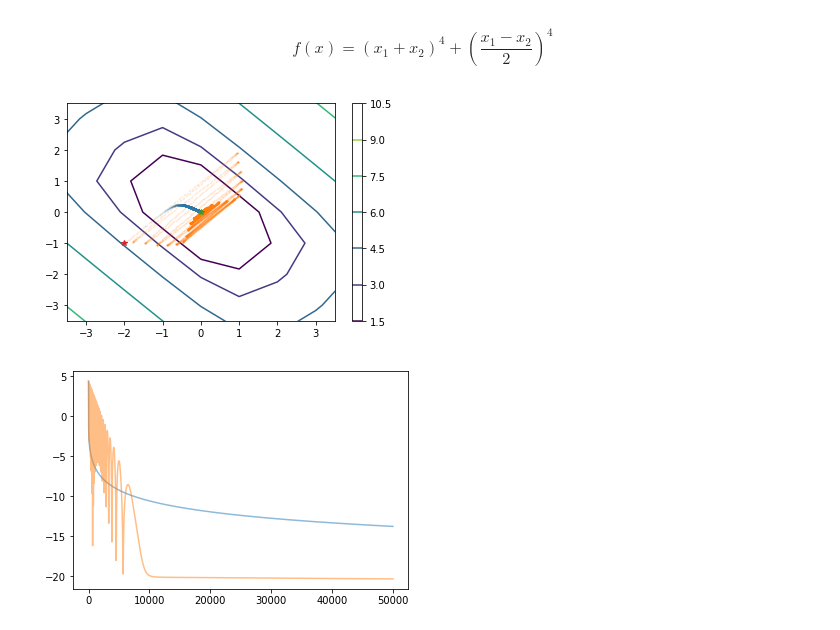
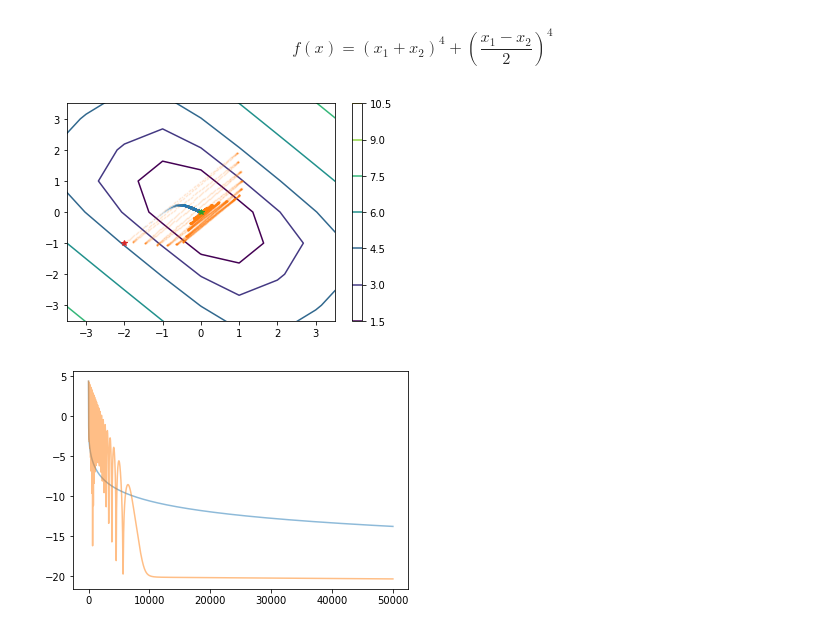
Before and after one commit to JohnYKiyo/Hamiltonian_descent_method, a Jupyter notebook: Hamiltonian_descent.ipynb, the cells around one changed output. Drawn from its saved outputs; the diff is of its cells as text; code cells hidden in the pictures.

```diff
--- a/Hamiltonian_descent.ipynb
+++ b/Hamiltonian_descent.ipynb
@@ -230,34 +230,34 @@ def updater_1st(x,p,delta_t,gamma):
 # %%
 x1 = np.arange(-10,10,1)
 x2 = np.arange(-10,10,1)
 X1,X2 = np.meshgrid(x1,x2)
 Z = func(X1,X2)
 
 x=np.array([-2.,-1.])
 p=np.array([0,0])
 
 x_g = [x]
 x_h = [x]
 p_h = [p]
 
 for i in range(50000):
     x_g.append(updater_grad(x_g[i],delta_t=0.005))
     x_tmp,p_tmp = updater_1st(x_h[i],p_h[i],delta_t=0.005,gamma=0.3)
     x_h.append(x_tmp)
     p_h.append(p_tmp)
 
 plt.figure()
-plt.contour(X1,X2,np.log(Z))
+plt.contour(X1,X2,np.log(Z+1))
 plt.plot(np.array(x_g)[:,0],np.array(x_g)[:,1],'o',markersize=1,alpha=0.1,label='grad descent')
 plt.plot(np.array(x_h)[:,0],np.array(x_h)[:,1],'o',markersize=1,alpha=0.1,label='1st explicit')
 plt.plot(0,0,'*',label='(0,0)')
 plt.plot(x[0],x[1],'*',label='init')
 plt.colorbar()
 plt.xlim([-3.5,3.5])
 plt.ylim([-3.5,3.5])
 plt.show()
 # %% [output]
-[figure, old version]
+[figure, new version]
 # %%
 plt.figure()
 plt.plot([np.log(f(x)) for x in x_g],alpha=0.5)
```
Also changed, not shown: parts of 1 cell of this notebook.
